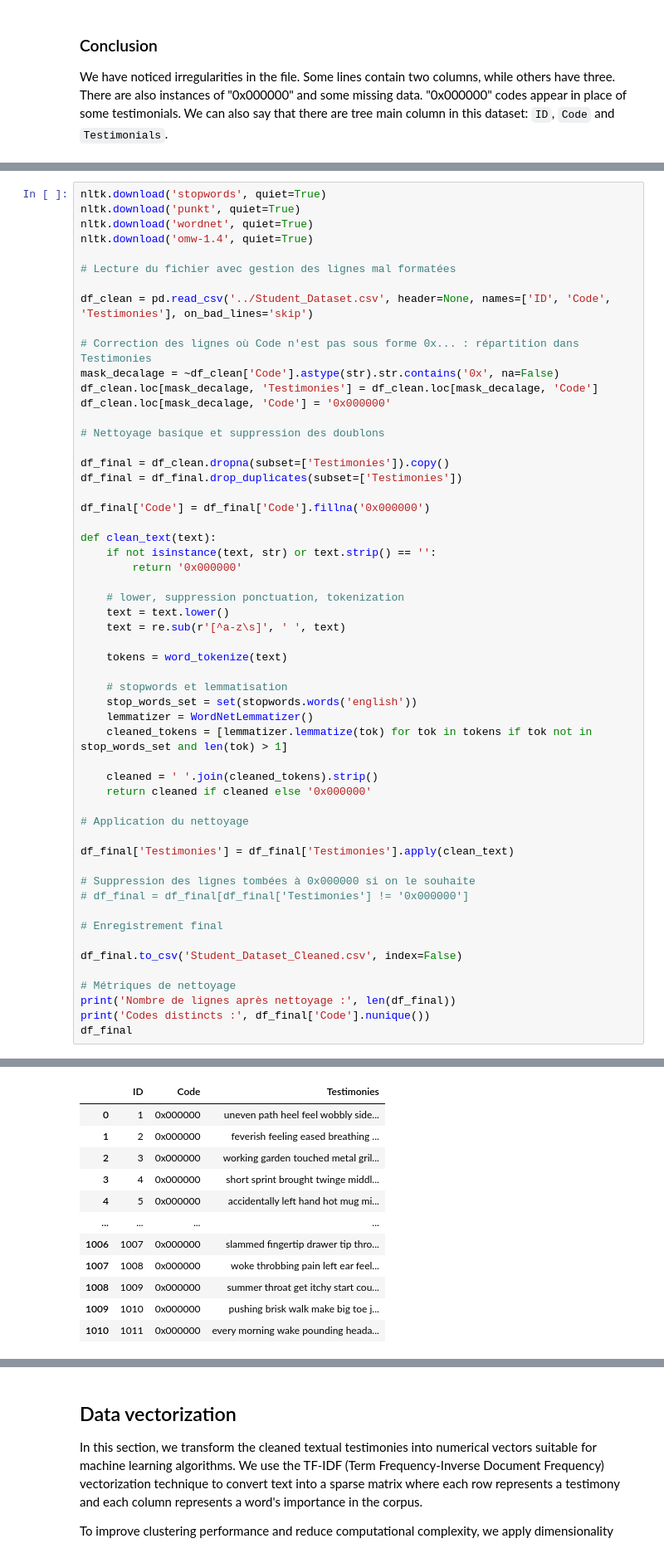
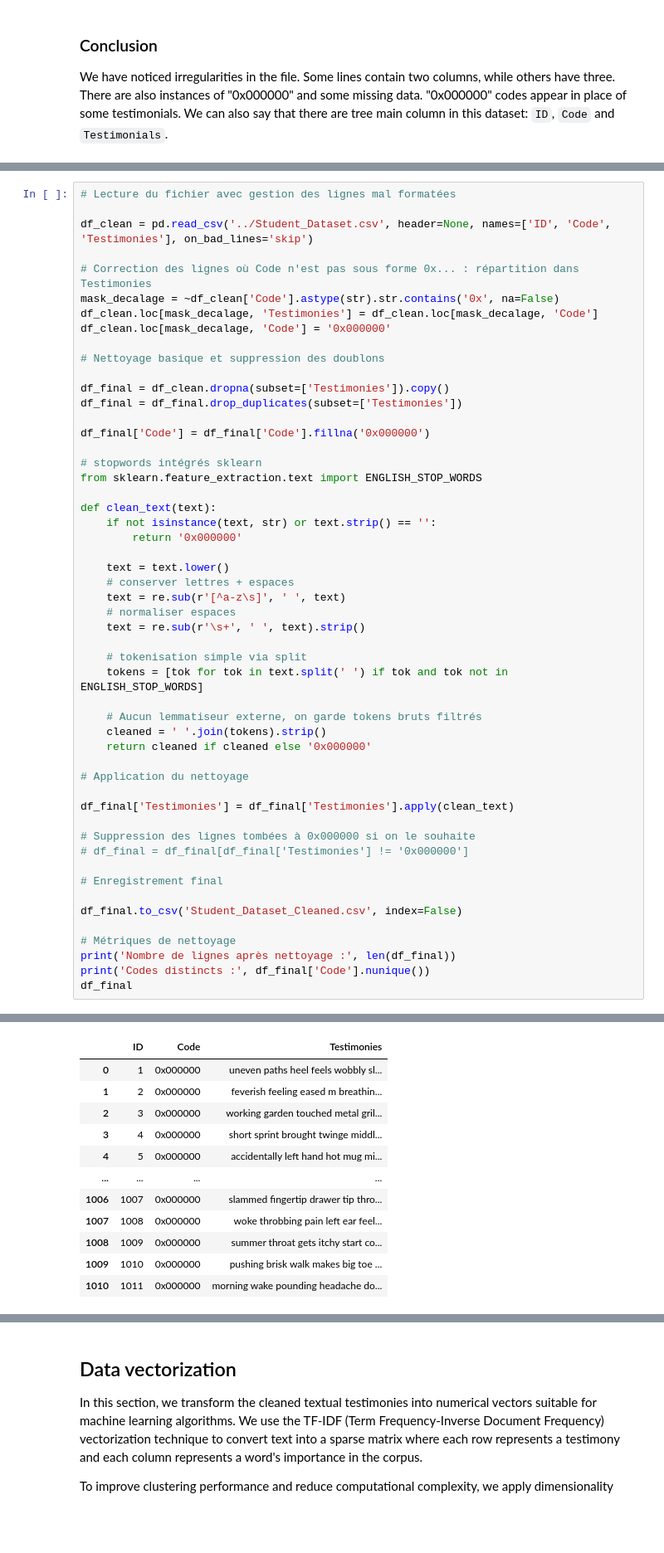
Before and after one commit to Ridwane777/medical-vision-ml, a Jupyter notebook: unsupervised_learning/Student_Dataset_preprocessing.ipynb, the cells around one changed output, grey strips where cells are left out. Shown at 83% size. Cells and saved outputs as stored; diff of their text form; blank space fills up the shorter version.

```diff
--- a/unsupervised_learning/Student_Dataset_preprocessing.ipynb
+++ b/unsupervised_learning/Student_Dataset_preprocessing.ipynb
@@ -56,9 +53,4 @@ In this block we apply robust cleaning and pre-processing with NLTK:
 # %%
-nltk.download('stopwords', quiet=True)
-nltk.download('punkt', quiet=True)
-nltk.download('wordnet', quiet=True)
-nltk.download('omw-1.4', quiet=True)
-
 # Lecture du fichier avec gestion des lignes mal formatées
 
 df_clean = pd.read_csv('../Student_Dataset.csv', header=None, names=['ID', 'Code', 'Testimonies'], on_bad_lines='skip')
@@ -75,54 +67,56 @@ df_final = df_final.drop_duplicates(subset=['Testimonies'])
 
 df_final['Code'] = df_final['Code'].fillna('0x000000')
 
+# stopwords intégrés sklearn
+from sklearn.feature_extraction.text import ENGLISH_STOP_WORDS
+
 def clean_text(text):
     if not isinstance(text, str) or text.strip() == '':
         return '0x000000'
 
-    # lower, suppression ponctuation, tokenization
     text = text.lower()
+    # conserver lettres + espaces
     text = re.sub(r'[^a-z\s]', ' ', text)
+    # normaliser espaces
+    text = re.sub(r'\s+', ' ', text).strip()
 
-    tokens = word_tokenize(text)
+    # tokenisation simple via split
+    tokens = [tok for tok in text.split(' ') if tok and tok not in ENGLISH_STOP_WORDS]
 
-    # stopwords et lemmatisation
-    stop_words_set = set(stopwords.words('english'))
-    lemmatizer = WordNetLemmatizer()
-    cleaned_tokens = [lemmatizer.lemmatize(tok) for tok in tokens if tok not in stop_words_set and len(tok) > 1]
-
-    cleaned = ' '.join(cleaned_tokens).strip()
+    # Aucun lemmatiseur externe, on garde tokens bruts filtrés
+    cleaned = ' '.join(tokens).strip()
     return cleaned if cleaned else '0x000000'
 
 # Application du nettoyage
 
 df_final['Testimonies'] = df_final['Testimonies'].apply(clean_text)
 
 # Suppression des lignes tombées à 0x000000 si on le souhaite
 # df_final = df_final[df_final['Testimonies'] != '0x000000']
 
 # Enregistrement final
 
 df_final.to_csv('Student_Dataset_Cleaned.csv', index=False)
 
 # Métriques de nettoyage
 print('Nombre de lignes après nettoyage :', len(df_final))
 print('Codes distincts :', df_final['Code'].nunique())
 df_final
 # %% [output]
 Nombre de lignes après nettoyage : 1002
 Codes distincts : 1
 |  | ID | Code | Testimonies |
-| 0 | 1 | 0x000000 | uneven path heel feel wobbly side... |
-| 1 | 2 | 0x000000 | feverish feeling eased breathing ... |
+| 0 | 1 | 0x000000 | uneven paths heel feels wobbly sl... |
+| 1 | 2 | 0x000000 | feverish feeling eased m breathin... |
 | 2 | 3 | 0x000000 | working garden touched metal gril... |
 | 3 | 4 | 0x000000 | short sprint brought twinge middl... |
 | 4 | 5 | 0x000000 | accidentally left hand hot mug mi... |
 | ... | ... | ... | ... |
 | 1006 | 1007 | 0x000000 | slammed fingertip drawer tip thro... |
 | 1007 | 1008 | 0x000000 | woke throbbing pain left ear feel... |
-| 1008 | 1009 | 0x000000 | summer throat get itchy start cou... |
-| 1009 | 1010 | 0x000000 | pushing brisk walk make big toe j... |
-| 1010 | 1011 | 0x000000 | every morning wake pounding heada... |
+| 1008 | 1009 | 0x000000 | summer throat gets itchy start co... |
+| 1009 | 1010 | 0x000000 | pushing brisk walk makes big toe ... |
+| 1010 | 1011 | 0x000000 | morning wake pounding headache do... |
 1002 rows × 3 columns
 # %% [markdown]
 ## Data vectorization
```
Also changed, not shown: parts of 9 cells of this notebook, 3 other files.
